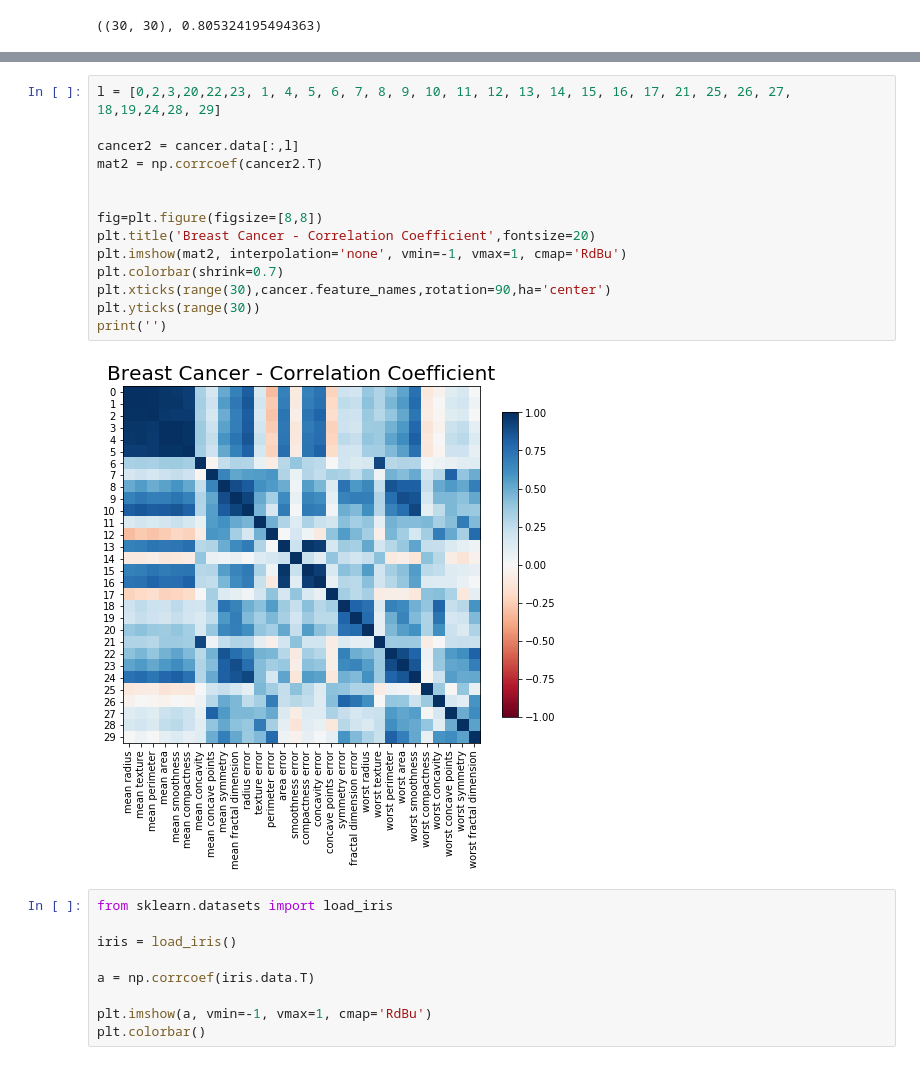
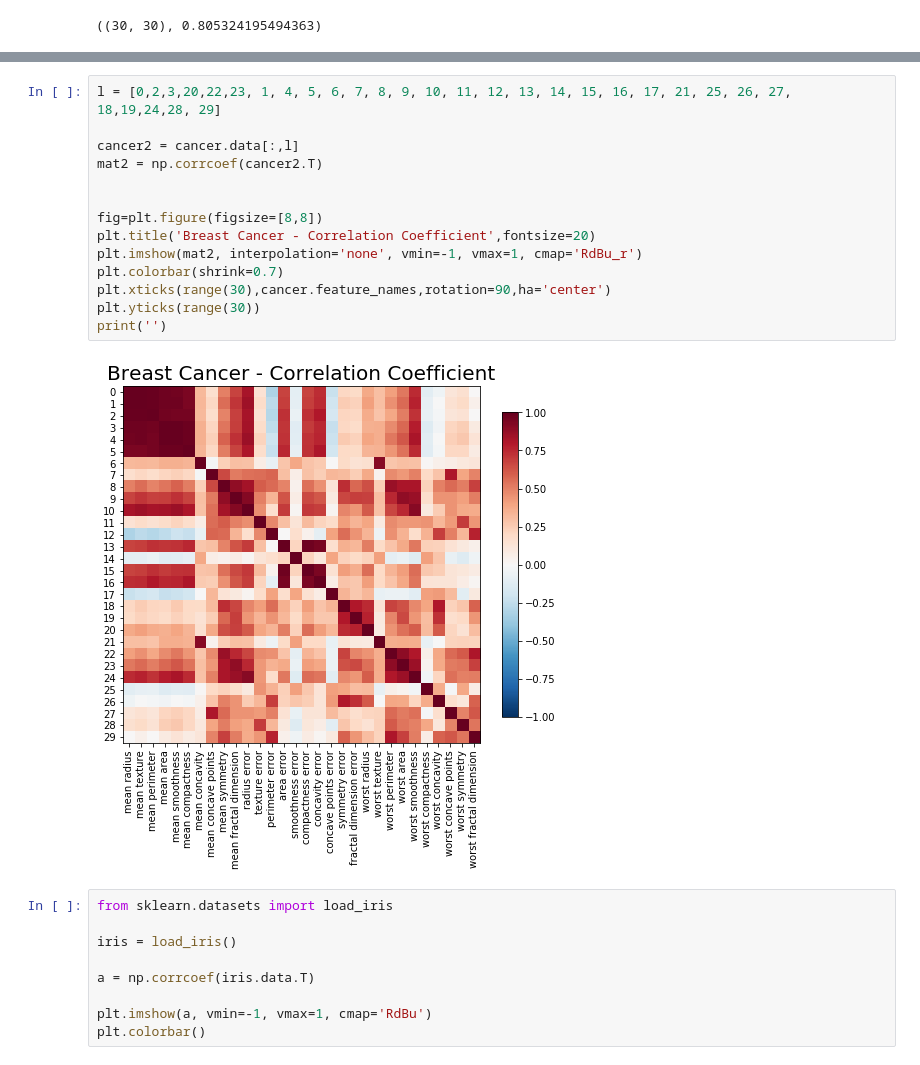
Before and after one commit to gubosd/lecture12, a Jupyter notebook: 머신러닝/02_지도학습_05_유방암데이터.ipynb, the cells around one changed output, grey strips where cells are left out. Saved outputs shown, nothing was run; the diff lists cells and outputs as text.

```diff
--- a/머신러닝/02_지도학습_05_유방암데이터.ipynb
+++ b/머신러닝/02_지도학습_05_유방암데이터.ipynb
@@ -332,19 +337,19 @@ print('')
 # %%
 l = [0,2,3,20,22,23, 1, 4, 5, 6, 7, 8, 9, 10, 11, 12, 13, 14, 15, 16, 17, 21, 25, 26, 27, 18,19,24,28, 29]
 
 cancer2 = cancer.data[:,l]
 mat2 = np.corrcoef(cancer2.T)
 
 
 fig=plt.figure(figsize=[8,8])
 plt.title('Breast Cancer - Correlation Coefficient',fontsize=20)
-plt.imshow(mat2, interpolation='none', vmin=-1, vmax=1, cmap='RdBu')
+plt.imshow(mat2, interpolation='none', vmin=-1, vmax=1, cmap='RdBu_r')
 plt.colorbar(shrink=0.7)
 plt.xticks(range(30),cancer.feature_names,rotation=90,ha='center')
 plt.yticks(range(30))
 print('')
 # %% [output]
-[figure, old version]
+[figure, new version]
 # %%
 from sklearn.datasets import load_iris
 
```
Also changed, not shown: parts of 6 cells of this notebook, 2 other files.
